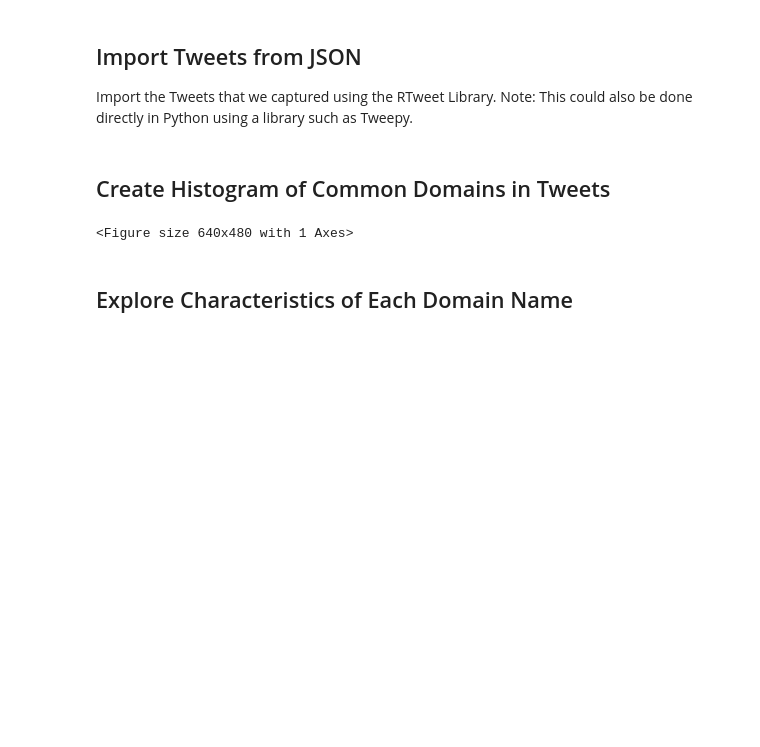
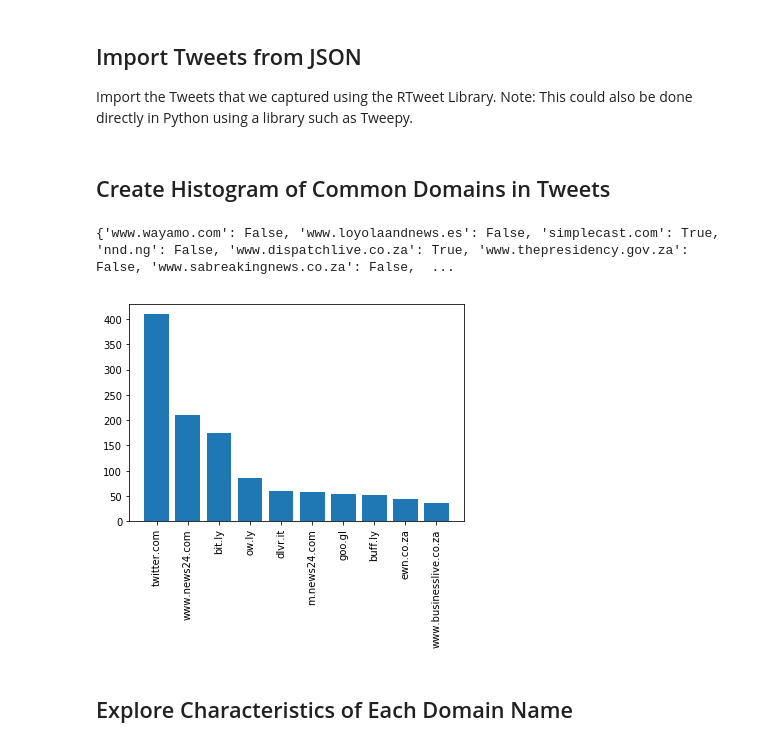
Before and after one commit to noise-lab/twitter-fake-news, a Jupyter notebook: Twitter Fake News Analysis.ipynb, the cells around one changed output. Cells and saved outputs as stored; diff of their text form; code cells hidden in the pictures; blank space fills up the shorter version.

```diff
--- a/Twitter Fake News Analysis.ipynb
+++ b/Twitter Fake News Analysis.ipynb
@@ -21,37 +21,41 @@ import numpy as np
 
 
 domains = defaultdict(int)
 sorted_domains = list()
 sorted_counts = list()
 
+# keep track of whether each domain was linked using HTTPS
+https = {}
+
 for d in data:
     url = str(d["urls_expanded_url"][0])
-    dom = re.match(r'http.*\/\/(.*?)\/', url)
+    dom = re.match(r'(http.*)\/\/(.*?)\/', url)
     if dom:
-        domain = dom.group(1)
+        domain = dom.group(2)
         domains[domain] += 1
-
+        https[domain] = (dom.group(1) == 'https:')
 
 sdomains = sorted(domains, key=domains.get, reverse=True)
 
 for w in sdomains:
     sorted_domains.append(w)
     sorted_counts.append(domains[w])
     # this will print all of the domains and their counts.
     # the tail may be the most interesting part
     # print w, domains[w]
 
 # plot the most popular domains that show up in URLs
 # plot shows only the top 10. domains has all of the counts
 
 x = sorted_domains[:10]
 y = sorted_counts[:10]
 
 plt.bar(x,y)
 plt.xticks(x, rotation='vertical')
 plt.show()
 # %% [output]
-<Figure size 640x480 with 1 Axes>
+{'www.wayamo.com': False, 'www.loyolaandnews.es': False, 'simplecast.com': True, 'nnd.ng': False, 'www.dispatchlive.co.za': True, 'www.thepresidency.gov.za': False, 'www.sabreakingnews.co.za': False,  ...
+[figure, added]
 # %% [markdown]
 ## Explore Characteristics of Each Domain Name
 # %% [markdown]
```
Also changed, not shown: parts of 11 cells of this notebook.
